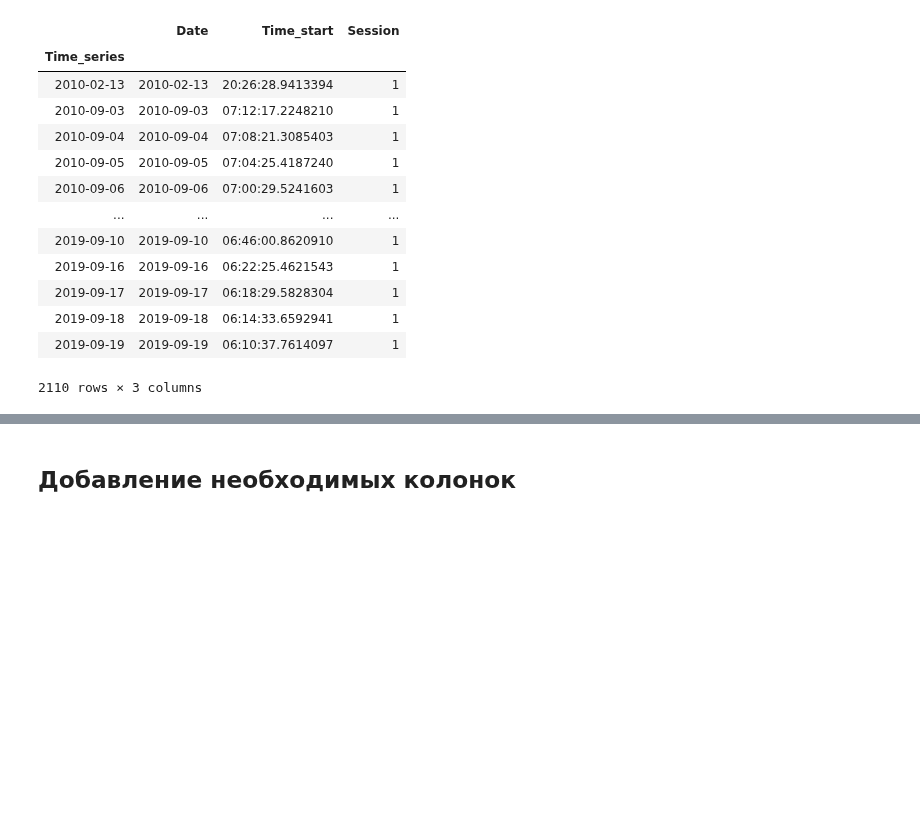
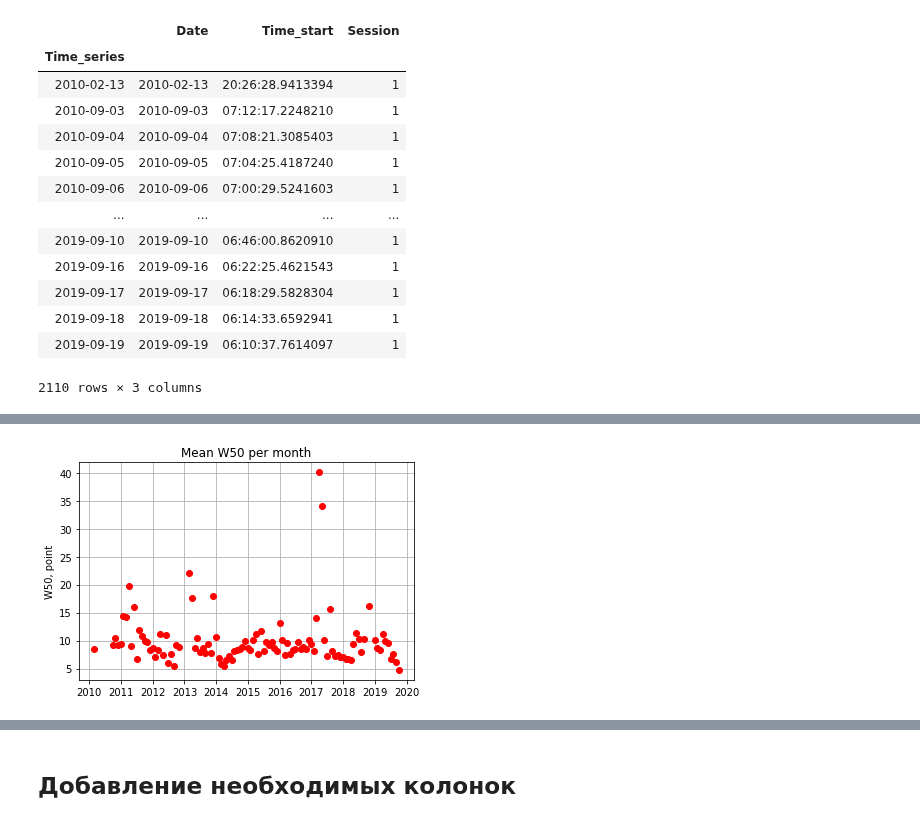
Before and after one commit to KazAndr/SWTraject, a Jupyter notebook: analyze_tab_final_results.ipynb, the cells around one changed output, grey strips where cells are left out. Saved outputs shown, nothing was run; the diff lists cells and outputs as text; code cells hidden in the pictures; blank space fills up the shorter version.

```diff
--- a/analyze_tab_final_results.ipynb
+++ b/analyze_tab_final_results.ipynb
@@ -173,0 +159,9 @@ gp_table_full
+# %%
+plt.close()
+plt.title('Mean W50 per month')
+plt.plot(gp_table_full['W50, point'].resample('M').mean().to_frame(), 'ro')
+plt.ylabel('W50, point')
+plt.grid()
+plt.show()
+# %% [output]
+[figure, added]
```
Also changed, not shown: parts of 13 cells of this notebook.
